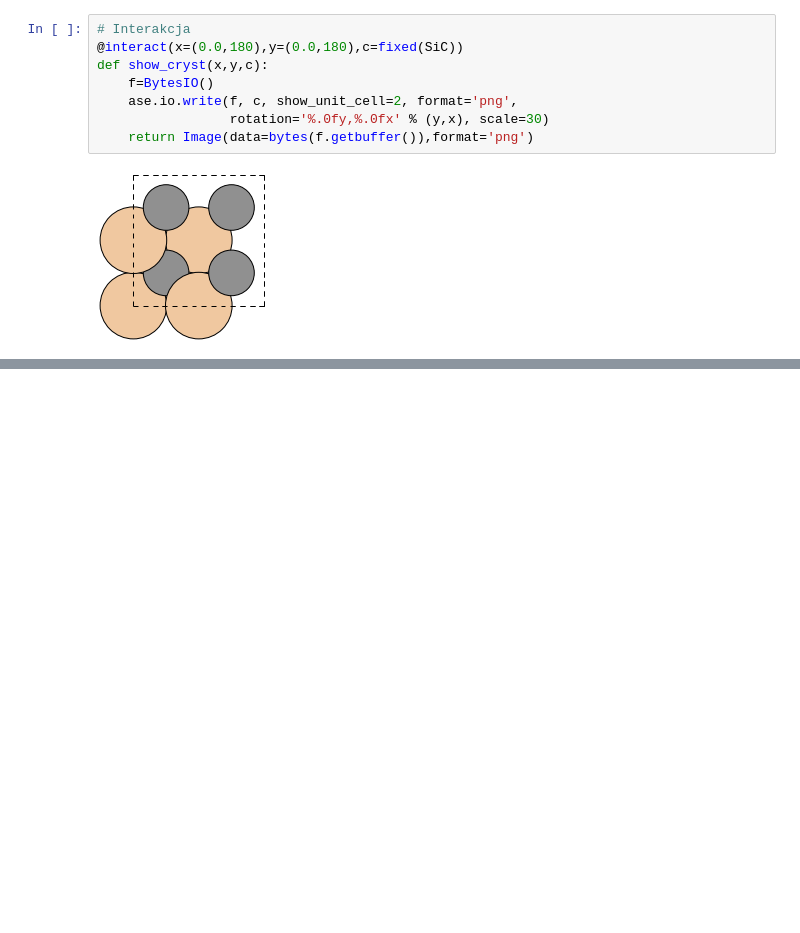
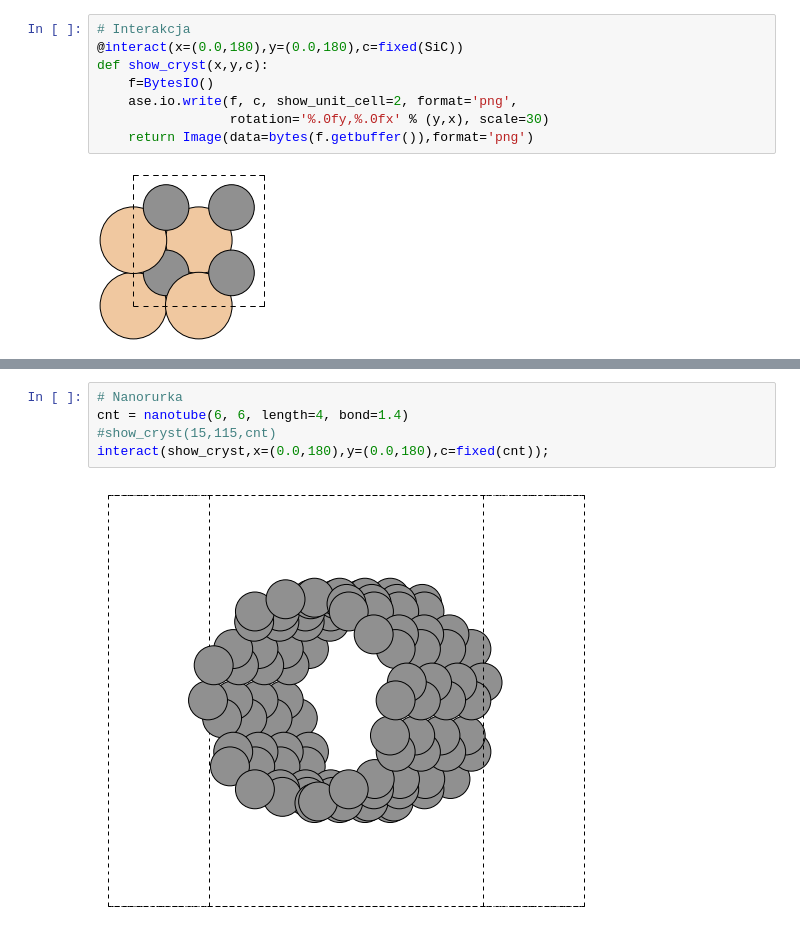
Before and after one commit to jochym/abinitio-workshop, a Jupyter notebook: notebooks/Wizualizacja.ipynb, the cells around one changed output, grey strips where cells are left out. Cells and saved outputs as stored; diff of their text form; blank space fills up the shorter version.

```diff
--- a/notebooks/Wizualizacja.ipynb
+++ b/notebooks/Wizualizacja.ipynb
@@ -83,0 +107,7 @@ interact(show_cryst,x=(0.0,180),y=(0.0,180),c=fixed(diament))
+# %%
+# Nanorurka
+cnt = nanotube(6, 6, length=4, bond=1.4)
+#show_cryst(15,115,cnt)
+interact(show_cryst,x=(0.0,180),y=(0.0,180),c=fixed(cnt));
+# %% [output]
+[figure, added]
```
Also changed, not shown: parts of 11 cells of this notebook, 1 other file.
